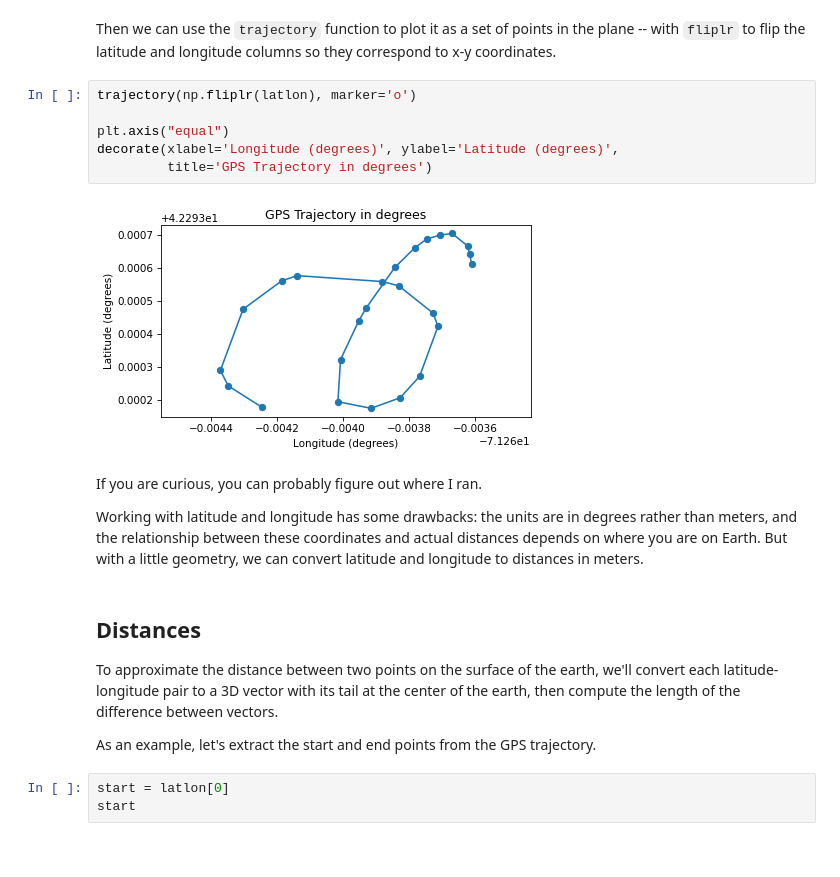
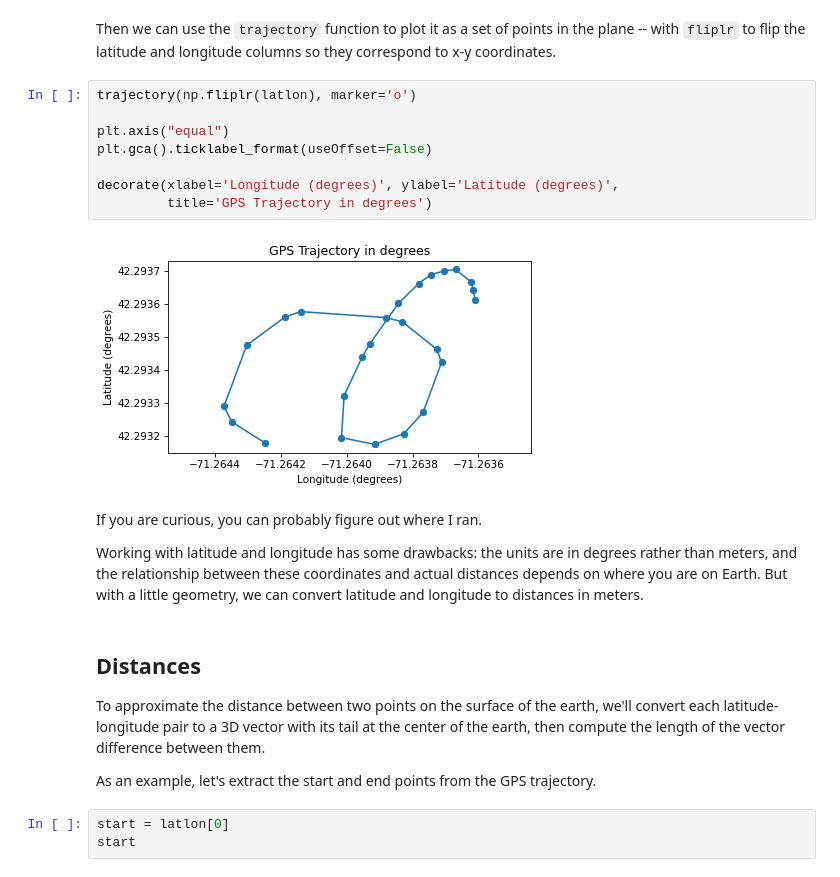
Before and after one commit to AllenDowney/ThinkLinearAlgebra, a Jupyter notebook: soln/track.ipynb, the cells around one changed output. Cells and saved outputs as stored; diff of their text form.

```diff
--- a/soln/track.ipynb
+++ b/soln/track.ipynb
@@ -164,11 +170,13 @@ Then we can use the `trajectory` function to plot it as a set of points in the p
 # %%
 trajectory(np.fliplr(latlon), marker='o')
 
 plt.axis("equal")
+plt.gca().ticklabel_format(useOffset=False)
+
 decorate(xlabel='Longitude (degrees)', ylabel='Latitude (degrees)',
          title='GPS Trajectory in degrees')
 # %% [output]
-[figure, old version]
+[figure, new version]
 # %% [markdown]
 If you are curious, you can probably figure out where I ran.
 
@@ -177,7 +185,7 @@ But with a little geometry, we can convert latitude and longitude to distances i
 # %% [markdown]
 ## Distances
 
-To approximate the distance between two points on the surface of the earth, we'll convert each latitude-longitude pair to a 3D vector with its tail at the center of the earth, then compute the length of the difference between vectors.
+To approximate the distance between two points on the surface of the earth, we'll convert each latitude-longitude pair to a 3D vector with its tail at the center of the earth, then compute the length of the vector difference between them.
 
 As an example, let's extract the start and end points from the GPS trajectory.
 # %%
```
Also changed, not shown: parts of 126 cells of this notebook, 1 other file.
